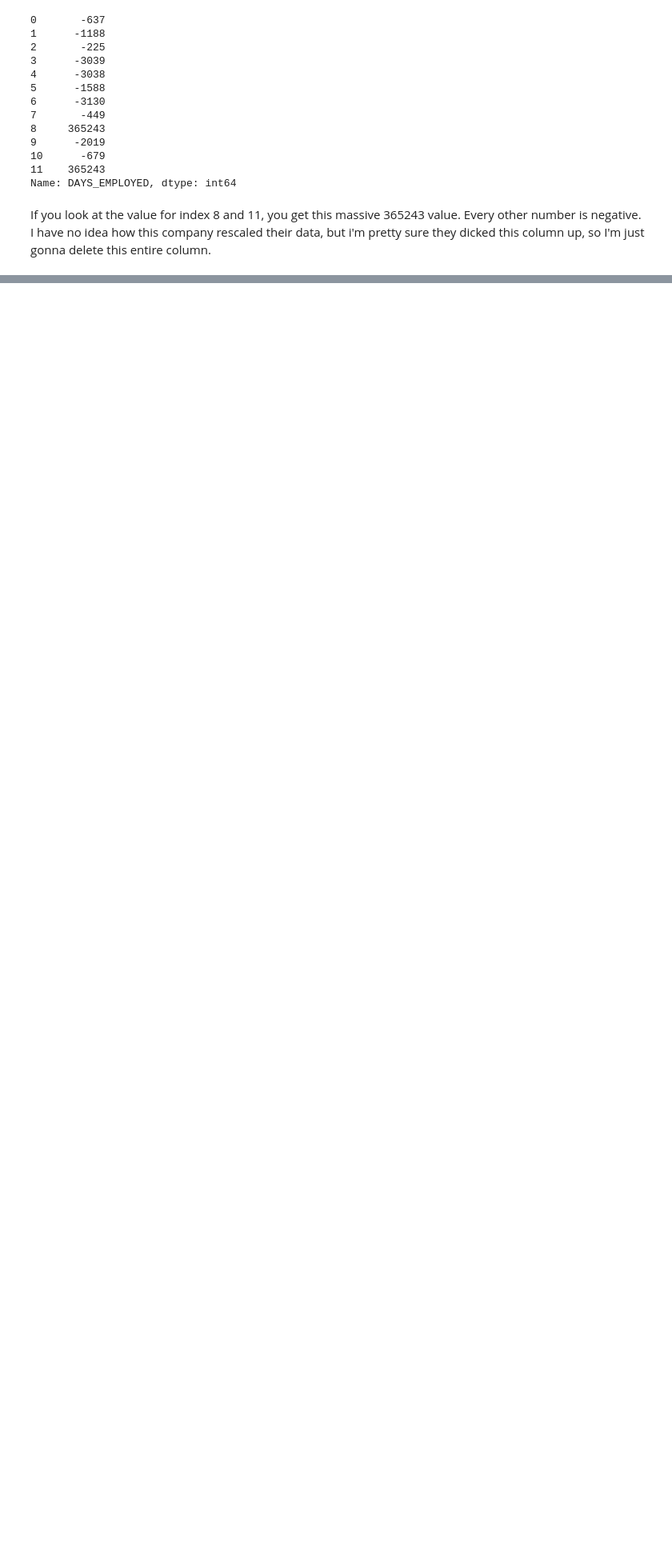
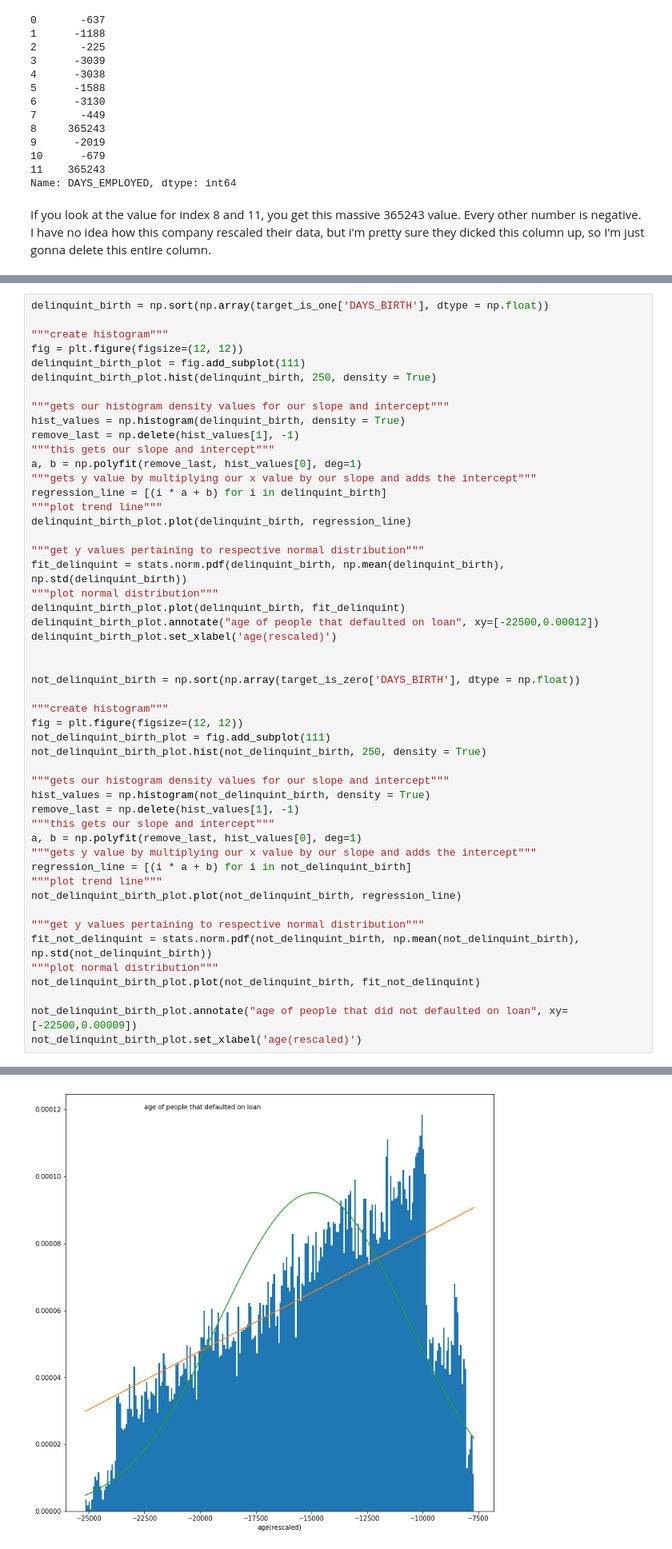
Before and after one commit to bnicholl/loan_risk, a Jupyter notebook: credit_risk.ipynb, the cells around one changed output, grey strips where cells are left out. Shown: that part at 80% size. Saved outputs shown, nothing was run; the diff lists cells and outputs as text; blank space fills up the shorter version.

```diff
--- a/credit_risk.ipynb
+++ b/credit_risk.ipynb
@@ -1303,0 +1340,51 @@ If you look at the value for index 8 and 11, you get this massive 365243 value.
+# %%
+delinquint_birth = np.sort(np.array(target_is_one['DAYS_BIRTH'], dtype = np.float))
+
+"""create histogram"""
+fig = plt.figure(figsize=(12, 12))
+delinquint_birth_plot = fig.add_subplot(111)
+delinquint_birth_plot.hist(delinquint_birth, 250, density = True)
+
+"""gets our histogram density values for our slope and intercept"""
+hist_values = np.histogram(delinquint_birth, density = True)
+remove_last = np.delete(hist_values[1], -1)
+"""this gets our slope and intercept"""
+a, b = np.polyfit(remove_last, hist_values[0], deg=1)
+"""gets y value by multiplying our x value by our slope and adds the intercept"""
+regression_line = [(i * a + b) for i in delinquint_birth]
+"""plot trend line"""
+delinquint_birth_plot.plot(delinquint_birth, regression_line)
+
+"""get y values pertaining to respective normal distribution"""
+fit_delinquint = stats.norm.pdf(delinquint_birth, np.mean(delinquint_birth), np.std(delinquint_birth))
+"""plot normal distribution"""
+delinquint_birth_plot.plot(delinquint_birth, fit_delinquint)
+delinquint_birth_plot.annotate("age of people that defaulted on loan", xy=[-22500,0.00012])
+delinquint_birth_plot.set_xlabel('age(rescaled)')
+
+
+not_delinquint_birth = np.sort(np.array(target_is_zero['DAYS_BIRTH'], dtype = np.float))
+
+"""create histogram"""
+fig = plt.figure(figsize=(12, 12))
+not_delinquint_birth_plot = fig.add_subplot(111)
+not_delinquint_birth_plot.hist(not_delinquint_birth, 250, density = True)
+
+"""gets our histogram density values for our slope and intercept"""
+hist_values = np.histogram(not_delinquint_birth, density = True)
+remove_last = np.delete(hist_values[1], -1)
+"""this gets our slope and intercept"""
+a, b = np.polyfit(remove_last, hist_values[0], deg=1)
+"""gets y value by multiplying our x value by our slope and adds the intercept"""
+regression_line = [(i * a + b) for i in not_delinquint_birth]
+"""plot trend line"""
+not_delinquint_birth_plot.plot(not_delinquint_birth, regression_line)
+
+"""get y values pertaining to respective normal distribution"""
+fit_not_delinquint = stats.norm.pdf(not_delinquint_birth, np.mean(not_delinquint_birth), np.std(not_delinquint_birth))
+"""plot normal distribution"""
+not_delinquint_birth_plot.plot(not_delinquint_birth, fit_not_delinquint)
+
+not_delinquint_birth_plot.annotate("age of people that did not defaulted on loan", xy=[-22500,0.00009])
+not_delinquint_birth_plot.set_xlabel('age(rescaled)')
+# %% [output]
@@ -1303,0 +1392 @@ If you look at the value for index 8 and 11, you get this massive 365243 value.
+[figure, added]
```
Also changed, not shown: parts of 12 cells of this notebook.
